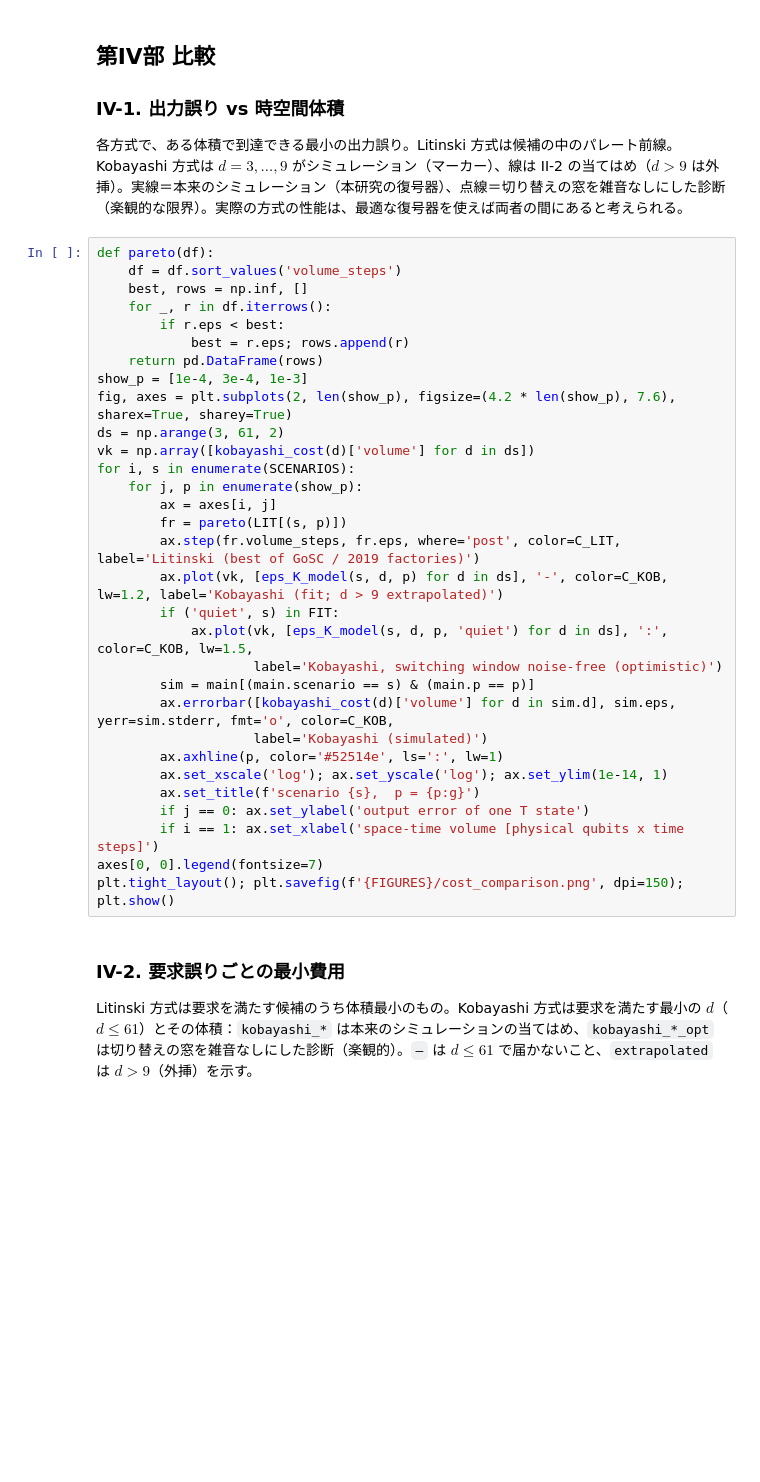
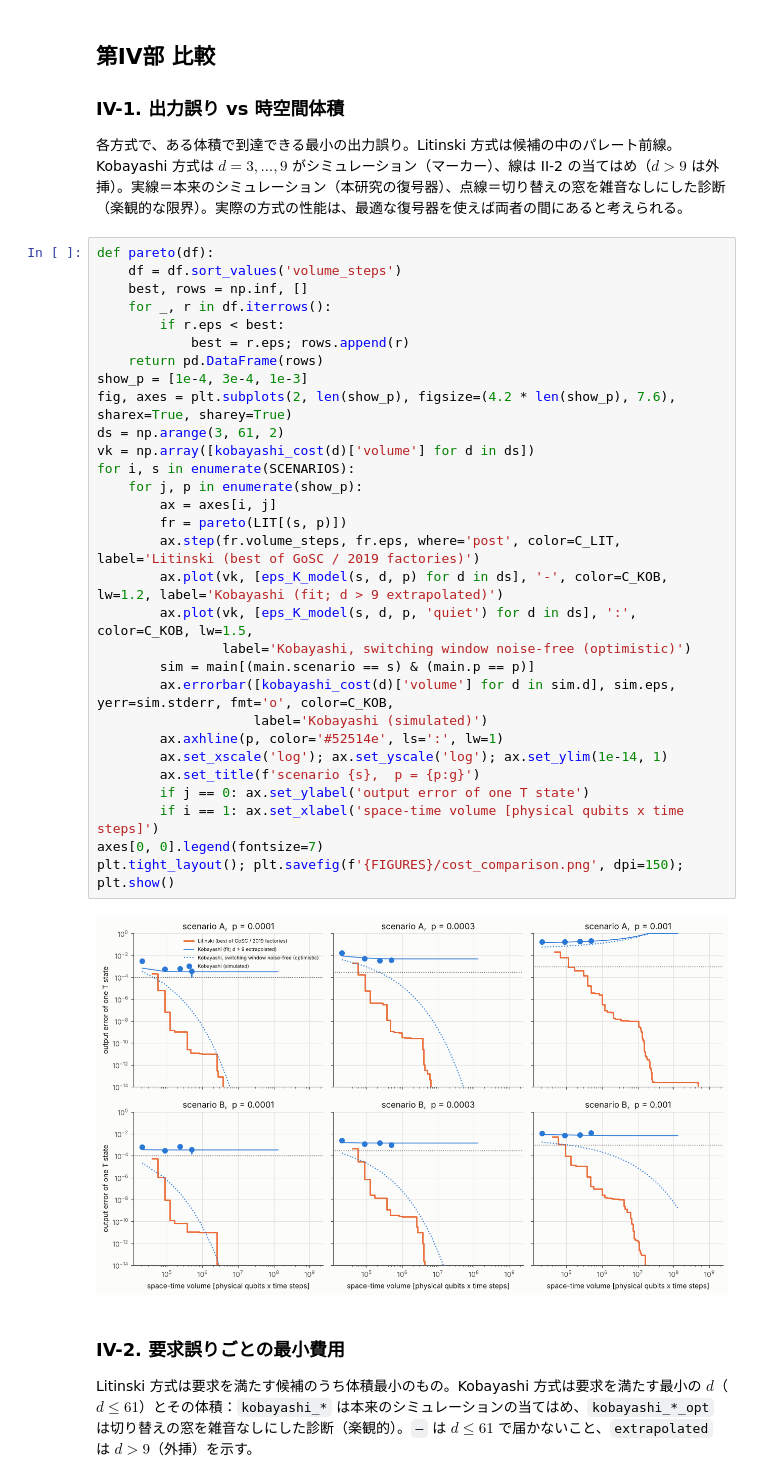
Before and after one commit to Danjobyodo/2026-10-24_StudyWithClaude, a Jupyter notebook: noisy_cost_comparison.ipynb, the cells around one changed output. Cells and saved outputs as stored; diff of their text form; blank space fills up the shorter version.

```diff
--- a/noisy_cost_comparison.ipynb
+++ b/noisy_cost_comparison.ipynb
@@ -11956,34 +14251,35 @@ print('evaluated', sum(len(v) for v in LIT.values()), 'factory configurations in
 # %%
 def pareto(df):
     df = df.sort_values('volume_steps')
     best, rows = np.inf, []
     for _, r in df.iterrows():
         if r.eps < best:
             best = r.eps; rows.append(r)
     return pd.DataFrame(rows)
 show_p = [1e-4, 3e-4, 1e-3]
 fig, axes = plt.subplots(2, len(show_p), figsize=(4.2 * len(show_p), 7.6), sharex=True, sharey=True)
 ds = np.arange(3, 61, 2)
 vk = np.array([kobayashi_cost(d)['volume'] for d in ds])
 for i, s in enumerate(SCENARIOS):
     for j, p in enumerate(show_p):
         ax = axes[i, j]
         fr = pareto(LIT[(s, p)])
         ax.step(fr.volume_steps, fr.eps, where='post', color=C_LIT, label='Litinski (best of GoSC / 2019 factories)')
         ax.plot(vk, [eps_K_model(s, d, p) for d in ds], '-', color=C_KOB, lw=1.2, label='Kobayashi (fit; d > 9 extrapolated)')
-        if ('quiet', s) in FIT:
-            ax.plot(vk, [eps_K_model(s, d, p, 'quiet') for d in ds], ':', color=C_KOB, lw=1.5,
-                    label='Kobayashi, switching window noise-free (optimistic)')
+        ax.plot(vk, [eps_K_model(s, d, p, 'quiet') for d in ds], ':', color=C_KOB, lw=1.5,
+                label='Kobayashi, switching window noise-free (optimistic)')
         sim = main[(main.scenario == s) & (main.p == p)]
         ax.errorbar([kobayashi_cost(d)['volume'] for d in sim.d], sim.eps, yerr=sim.stderr, fmt='o', color=C_KOB,
                     label='Kobayashi (simulated)')
         ax.axhline(p, color='#52514e', ls=':', lw=1)
         ax.set_xscale('log'); ax.set_yscale('log'); ax.set_ylim(1e-14, 1)
         ax.set_title(f'scenario {s},  p = {p:g}')
         if j == 0: ax.set_ylabel('output error of one T state')
         if i == 1: ax.set_xlabel('space-time volume [physical qubits x time steps]')
 axes[0, 0].legend(fontsize=7)
 plt.tight_layout(); plt.savefig(f'{FIGURES}/cost_comparison.png', dpi=150); plt.show()
+# %% [output]
+[figure, added]
 # %% [markdown]
 ### IV-2. 要求誤りごとの最小費用
 Litinski 方式は要求を満たす候補のうち体積最小のもの。Kobayashi 方式は要求を満たす最小の $d$（$d\le61$）とその体積：`kobayashi_*` は本来のシミュレーションの当てはめ、`kobayashi_*_opt` は切り替えの窓を雑音なしにした診断（楽観的）。`—` は $d\le61$ で届かないこと、`extrapolated` は $d>9$（外挿）を示す。
```
Also changed, not shown: parts of 17 cells of this notebook, 8 other files.
